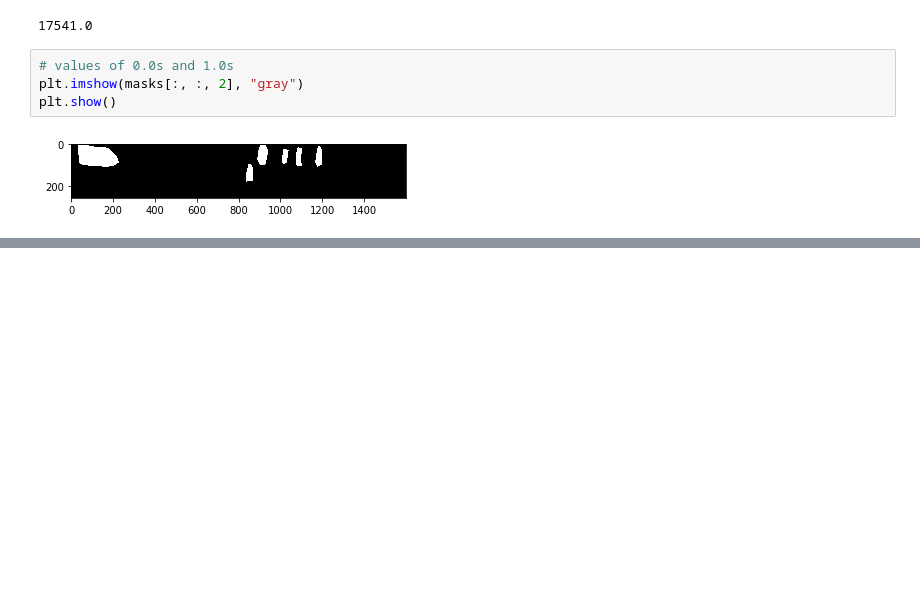
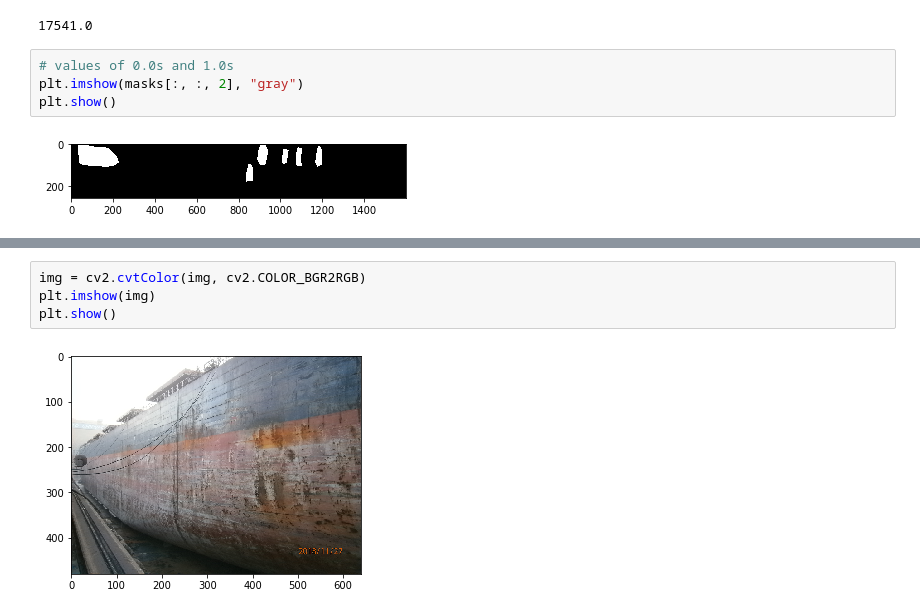
Before and after one commit to liyu10000/PPG, a Jupyter notebook: python/check_label.ipynb, the cells around one changed output, grey strips where cells are left out. Drawn from its saved outputs; the diff is of its cells as text; blank space fills up the shorter version.

```diff
--- a/python/check_label.ipynb
+++ b/python/check_label.ipynb
@@ -92,0 +124,6 @@ plt.show()
+# %%
+img = cv2.cvtColor(img, cv2.COLOR_BGR2RGB)
+plt.imshow(img)
+plt.show()
+# %% [output]
+[figure, added]
```
Also changed, not shown: parts of 5 cells of this notebook, 2 other files.
